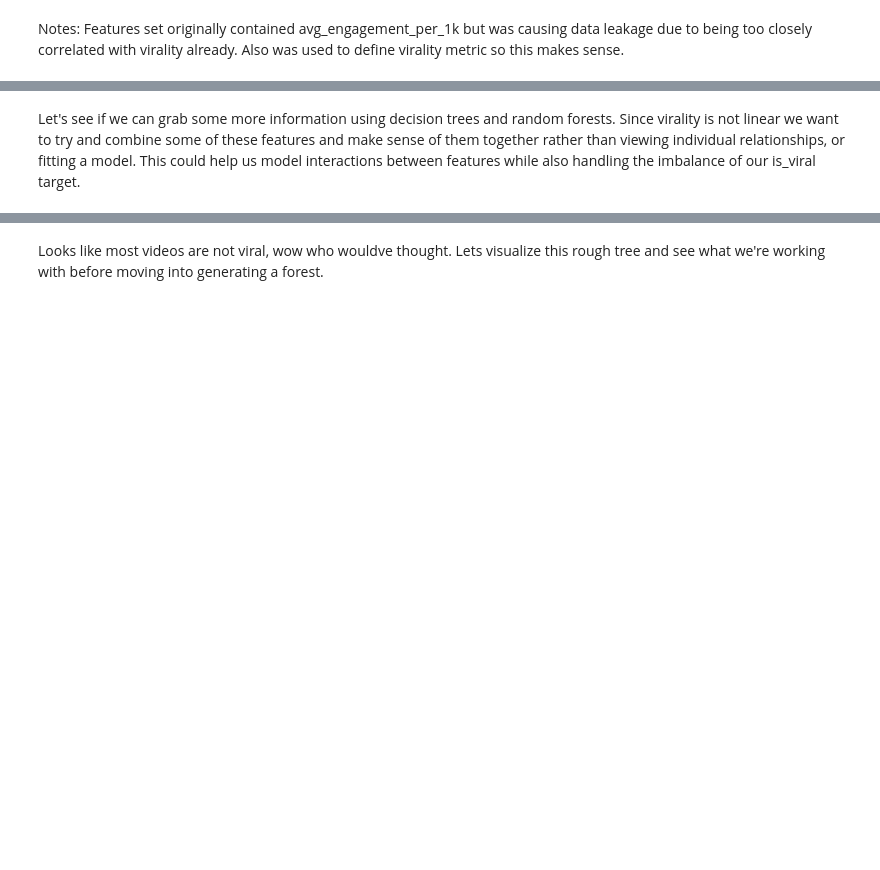
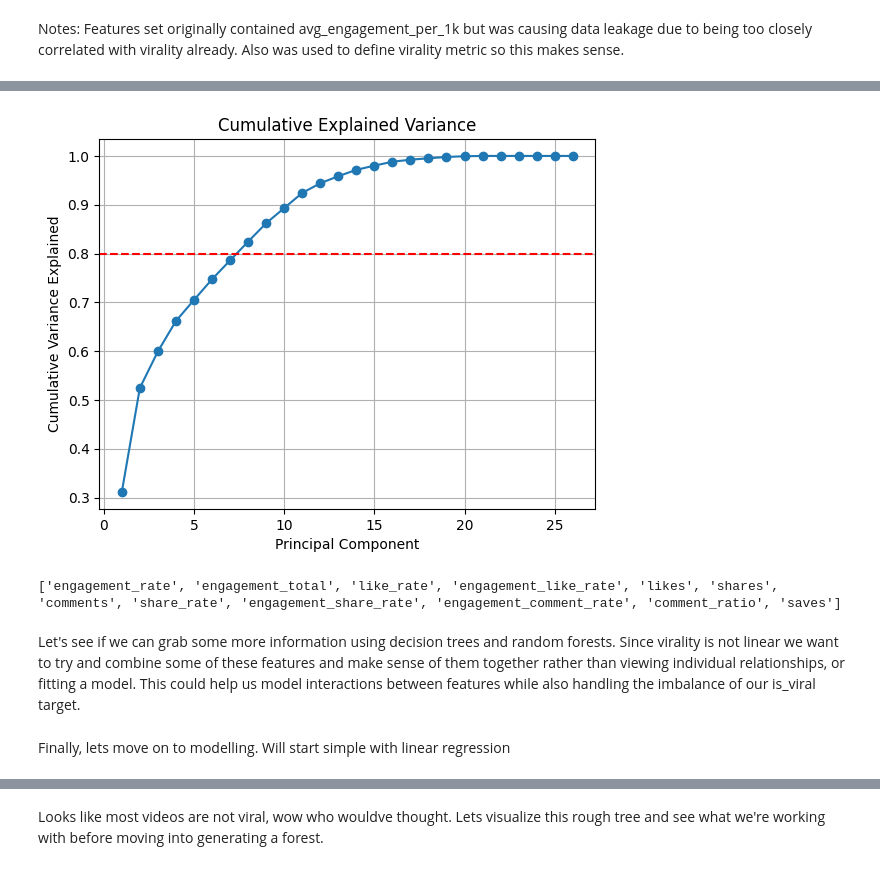
Before and after one commit to theoverthere/CS577-SEMESTER_PROJECT-VIRALITY_ANALYSIS, a Jupyter notebook: yt-tt-trend-analysis.ipynb, the cells around one changed output, grey strips where cells are left out. Cells and saved outputs as stored; diff of their text form; code cells hidden in the pictures; blank space fills up the shorter version.

Commit message:
Updates
Addition of SQL support, PCA performed, Linear Regression model updated

```diff
--- a/yt-tt-trend-analysis.ipynb
+++ b/yt-tt-trend-analysis.ipynb
@@ -677,2 +840,20 @@ Notes: Features set originally contained avg_engagement_per_1k but was causing d
+# %%
+cum_var = np.cumsum(ev_ratio)
+plt.plot(range(1, len(cum_var)+1), cum_var, marker='o')
+plt.axhline(y=0.8, color='r', linestyle='--')
+plt.xlabel("Principal Component")
+plt.ylabel("Cumulative Variance Explained")
+plt.title("Cumulative Explained Variance")
+plt.grid(True)
+plt.show()
+# %% [output]
+[figure, added]
+# %%
+final_features = pc1_importance.head(12).index.tolist()
+print(final_features)
+# %% [output]
+['engagement_rate', 'engagement_total', 'like_rate', 'engagement_like_rate', 'likes', 'shares', 'comments', 'share_rate', 'engagement_share_rate', 'engagement_comment_rate', 'comment_ratio', 'saves']
 # %% [markdown]
 Let's see if we can grab some more information using decision trees and random forests. Since virality is not linear we want to try and combine some of these features and make sense of them together rather than viewing individual relationships, or fitting a model. This could help us model interactions between features while also handling the imbalance of our is_viral target.
+# %% [markdown]
+Finally, lets move on to modelling. Will start simple with linear regression
```
Also changed, not shown: parts of 28 cells of this notebook, 1 other file.
